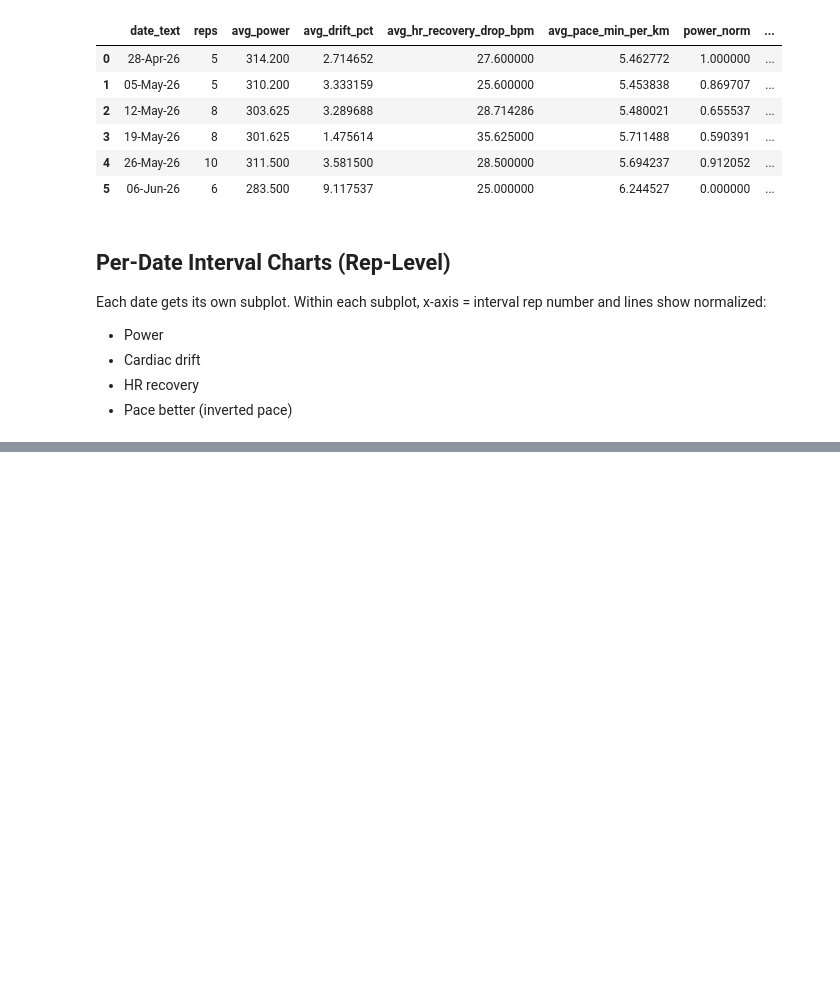
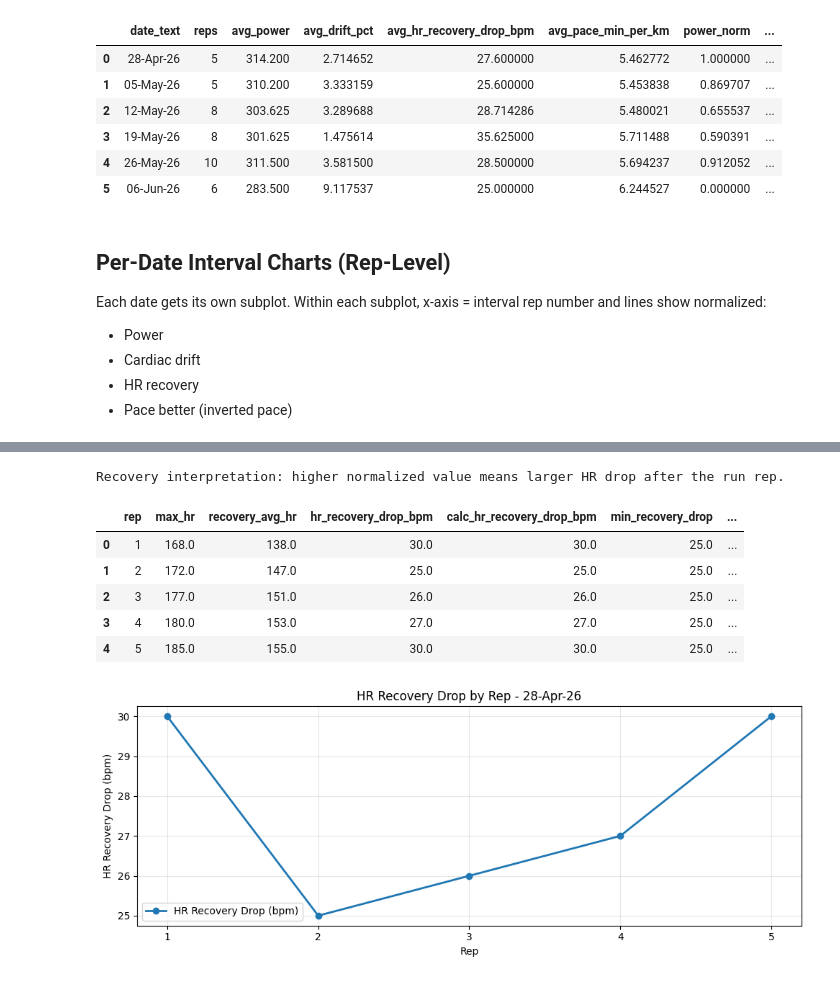
Before and after one commit to jvinodraj/theEagle, a Jupyter notebook: notebooks/interval_training_diagnostics.ipynb, the cells around one changed output, grey strips where cells are left out. Saved outputs shown, nothing was run; the diff lists cells and outputs as text; code cells hidden in the pictures; blank space fills up the shorter version.

```diff
--- a/notebooks/interval_training_diagnostics.ipynb
+++ b/notebooks/interval_training_diagnostics.ipynb
@@ -936,0 +1149,33 @@ for date_text in plot_dates:
+# %%
+r_min = pd.to_numeric(debug_df['hr_recovery_drop_bpm'], errors='coerce').min()
+r_max = pd.to_numeric(debug_df['hr_recovery_drop_bpm'], errors='coerce').max()
+
+recovery_table = debug_df[['rep', 'max_hr', 'recovery_avg_hr', 'hr_recovery_drop_bpm']].copy()
+recovery_table['calc_hr_recovery_drop_bpm'] = recovery_table['max_hr'] - recovery_table['recovery_avg_hr']
+recovery_table['min_recovery_drop'] = r_min
+recovery_table['max_recovery_drop'] = r_max
+recovery_table['calc_recovery_norm'] = (recovery_table['hr_recovery_drop_bpm'] - r_min) / (r_max - r_min) if r_max != r_min else 0.0
+recovery_table['stored_recovery_norm'] = debug_df['recovery_norm'].values
+
+print('Recovery interpretation: higher normalized value means larger HR drop after the run rep.')
+display(recovery_table)
+
+plt.figure(figsize=(10, 4))
+plt.plot(recovery_table['rep'], recovery_table['hr_recovery_drop_bpm'], marker='o', linewidth=2, label='HR Recovery Drop (bpm)')
+plt.title('HR Recovery Drop by Rep - 28-Apr-26')
+plt.xlabel('Rep')
+plt.ylabel('HR Recovery Drop (bpm)')
+plt.xticks(recovery_table['rep'])
+plt.grid(alpha=0.3)
+plt.legend(loc='best')
+plt.tight_layout()
+plt.show()
+# %% [output]
+Recovery interpretation: higher normalized value means larger HR drop after the run rep.
+|  | rep | max_hr | recovery_avg_hr | hr_recovery_drop_bpm | calc_hr_recovery_drop_bpm | min_recovery_drop | ... |
+| 0 | 1 | 168.0 | 138.0 | 30.0 | 30.0 | 25.0 | ... |
+| 1 | 2 | 172.0 | 147.0 | 25.0 | 25.0 | 25.0 | ... |
+| 2 | 3 | 177.0 | 151.0 | 26.0 | 26.0 | 25.0 | ... |
+| 3 | 4 | 180.0 | 153.0 | 27.0 | 27.0 | 25.0 | ... |
+| 4 | 5 | 185.0 | 155.0 | 30.0 | 30.0 | 25.0 | ... |
+[figure, added]
```
Also changed, not shown: parts of 12 cells of this notebook, 1 other file.
